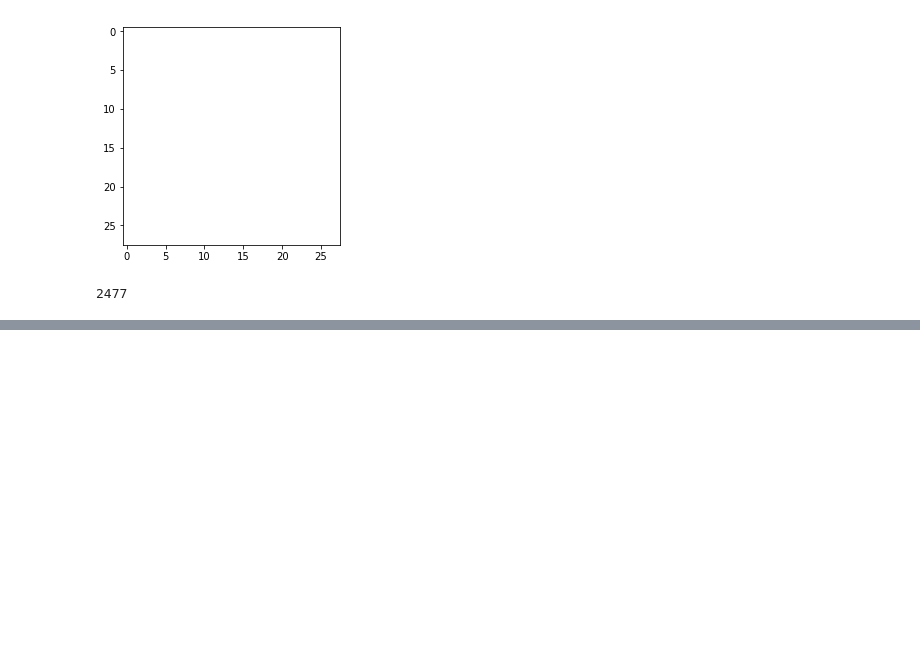
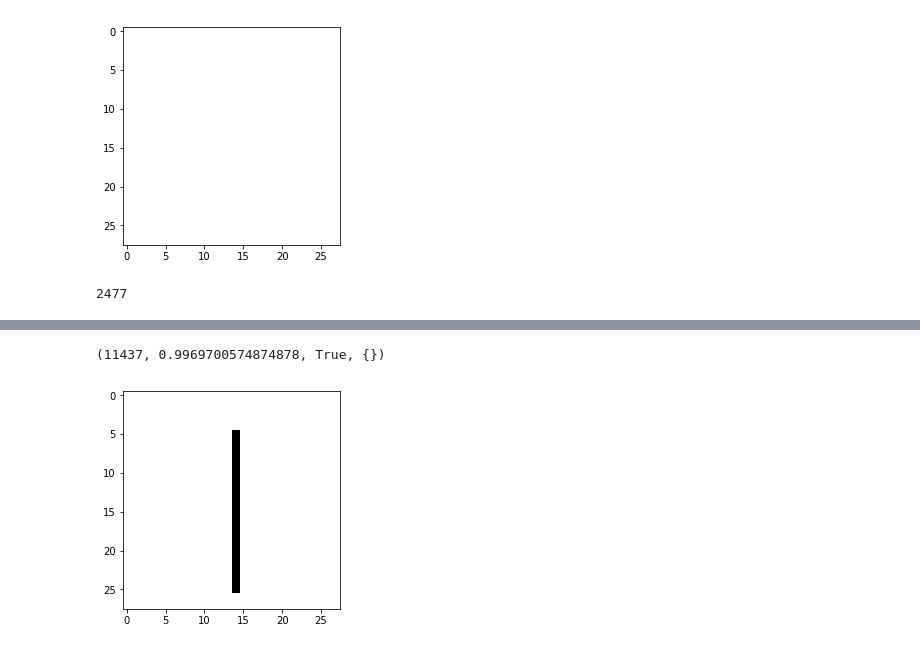
Before and after one commit to rllabmcgill/rl_final_project_turtle, a Jupyter notebook: Testing.ipynb, the cells around one changed output, grey strips where cells are left out. Cells and saved outputs as stored; diff of their text form; code cells hidden in the pictures; blank space fills up the shorter version.

```diff
--- a/Testing.ipynb
+++ b/Testing.ipynb
@@ -47,2 +143,9 @@ for i in range(20):
 [figure]
 ... (28 outputs left out)
+# %%
+a=env.step(TurtleActions.STOP)
+print(a)
+env.render()
+# %% [output]
+(11437, 0.9969700574874878, True, {})
+[figure, added]
```
Also changed, not shown: parts of 1 cell of this notebook, 16 other files.
